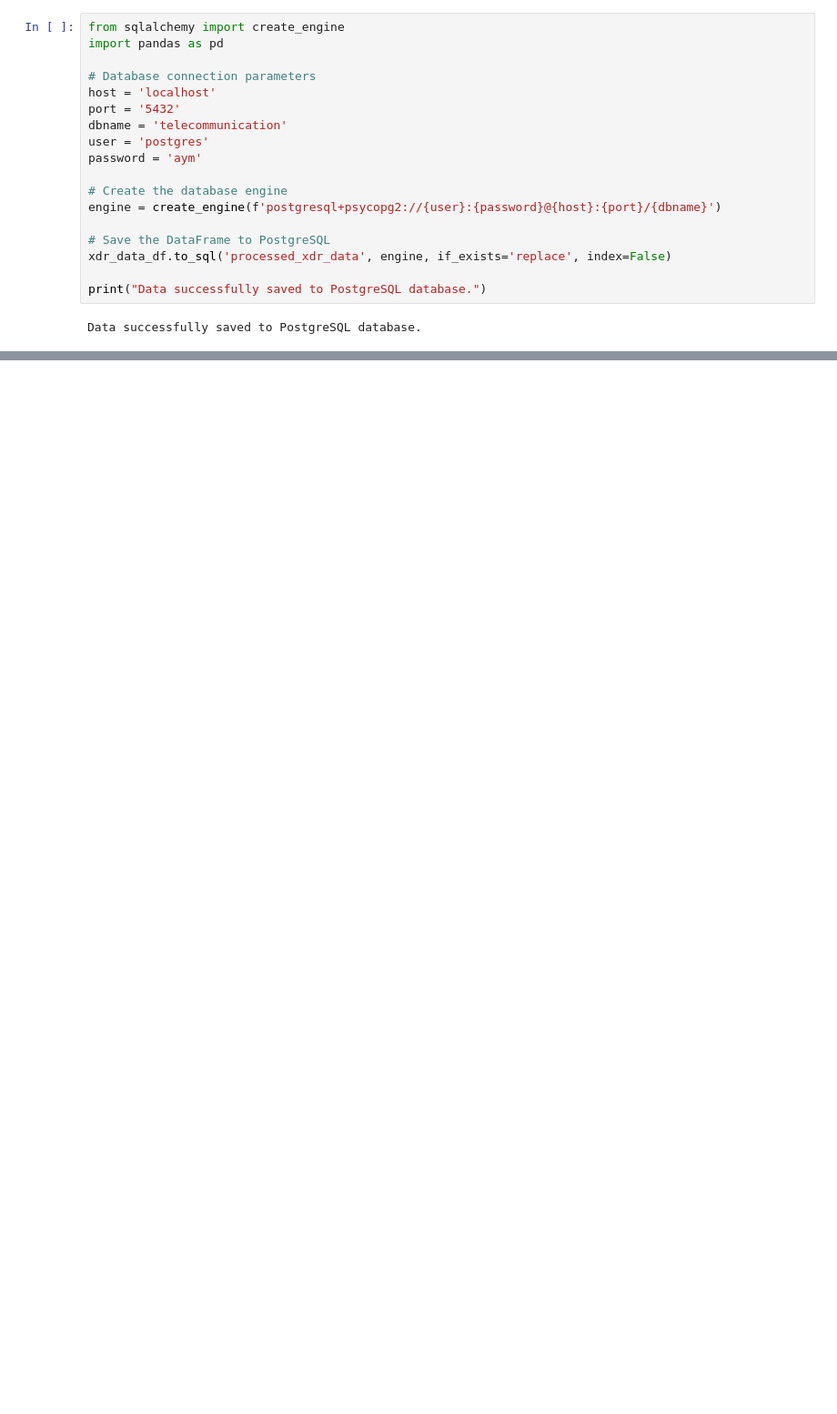
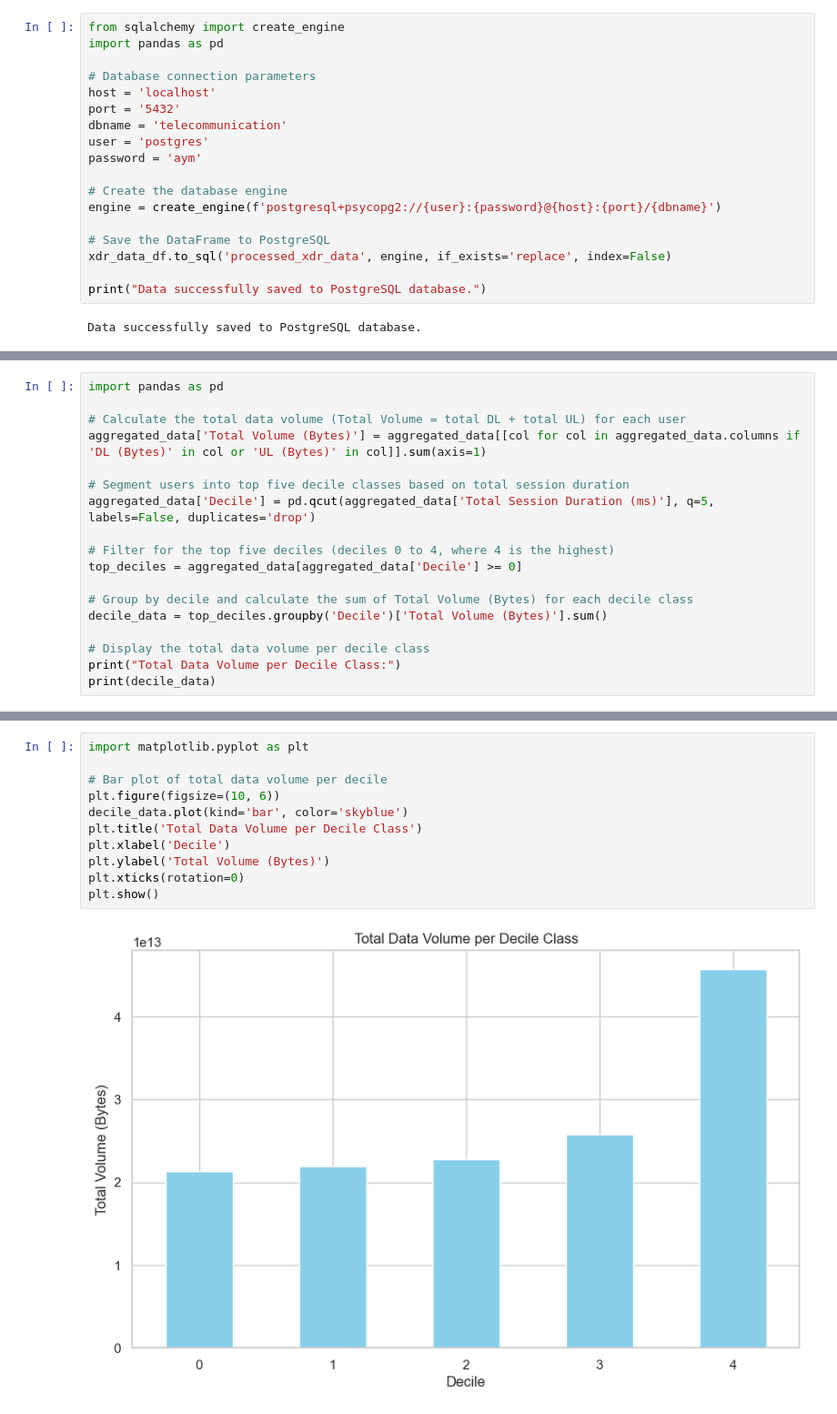
Before and after one commit to sumeyaaaa/TELECOM_COMPANY_ANALYSIS, a Jupyter notebook: notebooks/EDA_analysis.ipynb, the cells around one changed output, grey strips where cells are left out. Shown at 91% size. Drawn from its saved outputs; the diff is of its cells as text; blank space fills up the shorter version.

```diff
--- a/notebooks/EDA_analysis.ipynb
+++ b/notebooks/EDA_analysis.ipynb
@@ -863,0 +825,18 @@ Data successfully saved to PostgreSQL database.
+# %%
+import pandas as pd
+
+# Calculate the total data volume (Total Volume = total DL + total UL) for each user
+aggregated_data['Total Volume (Bytes)'] = aggregated_data[[col for col in aggregated_data.columns if 'DL (Bytes)' in col or 'UL (Bytes)' in col]].sum(axis=1)
+
+# Segment users into top five decile classes based on total session duration
+aggregated_data['Decile'] = pd.qcut(aggregated_data['Total Session Duration (ms)'], q=5, labels=False, duplicates='drop')
+
+# Filter for the top five deciles (deciles 0 to 4, where 4 is the highest)
+top_deciles = aggregated_data[aggregated_data['Decile'] >= 0]
+
+# Group by decile and calculate the sum of Total Volume (Bytes) for each decile class
+decile_data = top_deciles.groupby('Decile')['Total Volume (Bytes)'].sum()
+
+# Display the total data volume per decile class
+print("Total Data Volume per Decile Class:")
+print(decile_data)
@@ -863,0 +852,13 @@ Data successfully saved to PostgreSQL database.
+# %%
+import matplotlib.pyplot as plt
+
+# Bar plot of total data volume per decile
+plt.figure(figsize=(10, 6))
+decile_data.plot(kind='bar', color='skyblue')
+plt.title('Total Data Volume per Decile Class')
+plt.xlabel('Decile')
+plt.ylabel('Total Volume (Bytes)')
+plt.xticks(rotation=0)
+plt.show()
+# %% [output]
+[figure, added]
```
Also changed, not shown: parts of 32 cells of this notebook, 1 other file.
